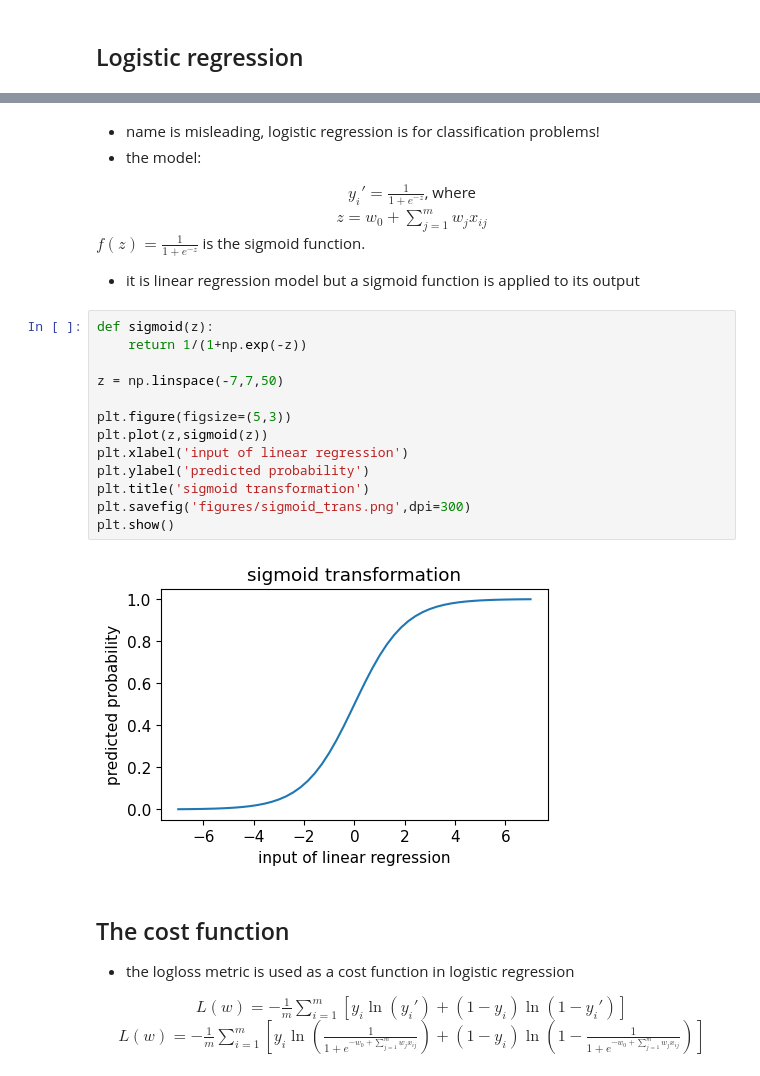
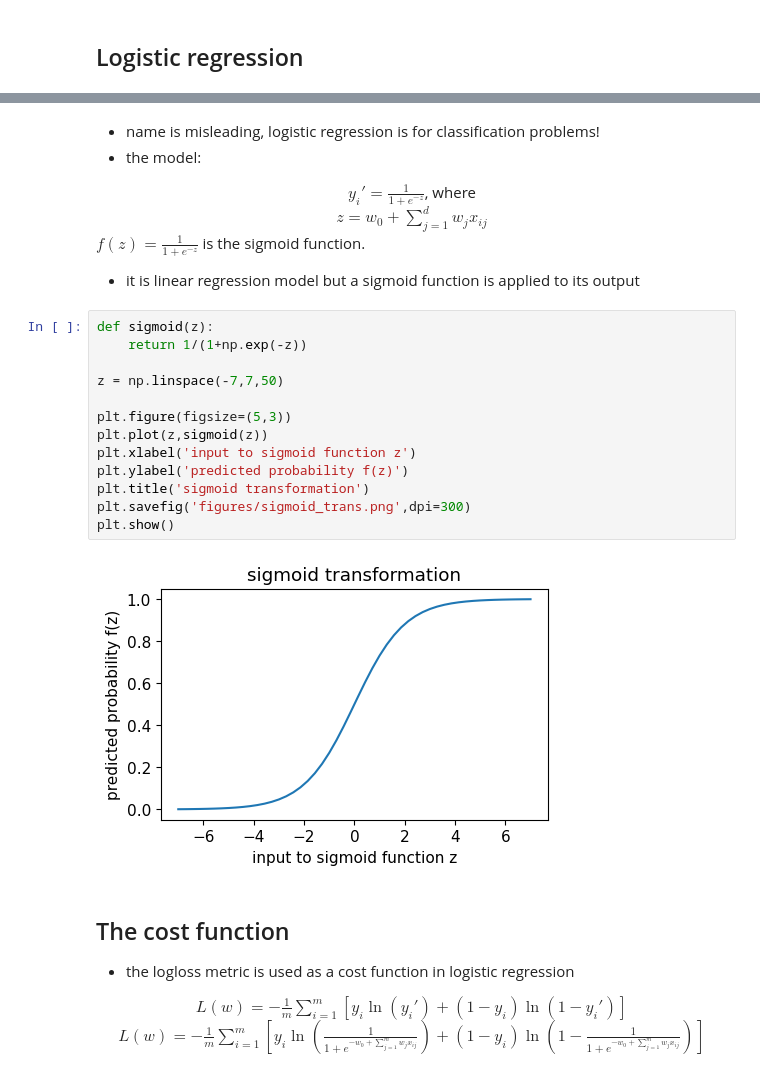
Before and after one commit to Zescalante/DATA1030-Fall2024, a Jupyter notebook: week6 - supervised ML algos/linreg_logreg.ipynb, the cells around one changed output, grey strips where cells are left out. Cells and saved outputs as stored; diff of their text form.

```diff
--- a/week6 - supervised ML algos/linreg_logreg.ipynb
+++ b/week6 - supervised ML algos/linreg_logreg.ipynb
@@ -366,7 +368,7 @@ LogReg.fit(X_train,y_train) # we will learn what happens when you issue this lin
 
 <center>$y_i' = \frac{1}{1+e^{-z}}$, where</center>
 
-<center>$z = w_0 + \sum_{j=1}^{m} w_j  x_{ij}$</center>
+<center>$z = w_0 + \sum_{j=1}^{d} w_j  x_{ij}$</center>
 
 $f(z) = \frac{1}{1+e^{-z}}$ is the sigmoid function.
 
@@ -374,18 +376,18 @@ $f(z) = \frac{1}{1+e^{-z}}$ is the sigmoid function.
 # %%
 def sigmoid(z):
     return 1/(1+np.exp(-z))
 
 z = np.linspace(-7,7,50)
 
 plt.figure(figsize=(5,3))
 plt.plot(z,sigmoid(z))
-plt.xlabel('input of linear regression')
-plt.ylabel('predicted probability')
+plt.xlabel('input to sigmoid function z')
+plt.ylabel('predicted probability f(z)')
 plt.title('sigmoid transformation')
 plt.savefig('figures/sigmoid_trans.png',dpi=300)
 plt.show()
 # %% [output]
-[figure, old version]
+[figure, new version]
 # %% [markdown]
 ## The cost function
 - the logloss metric is used as a cost function in logistic regression
```
Also changed, not shown: parts of 1 cell of this notebook, 1 other file.
